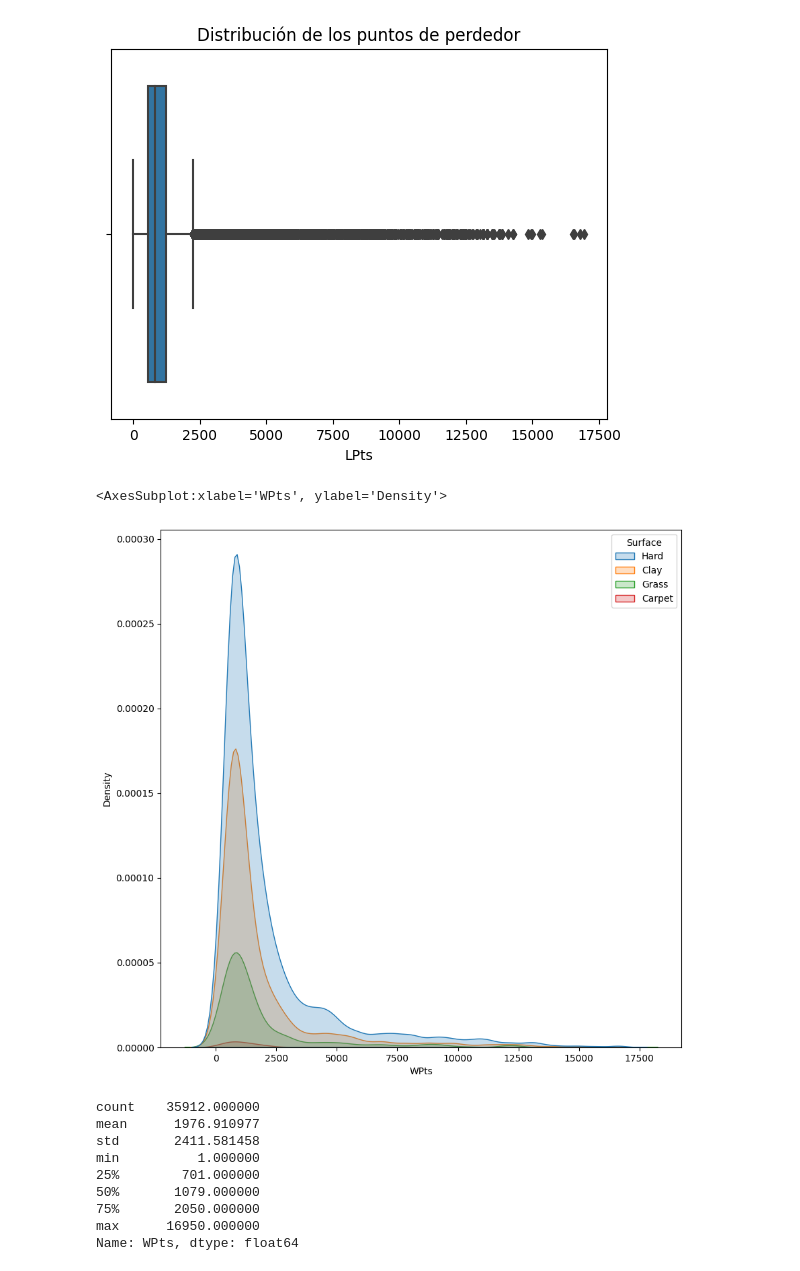
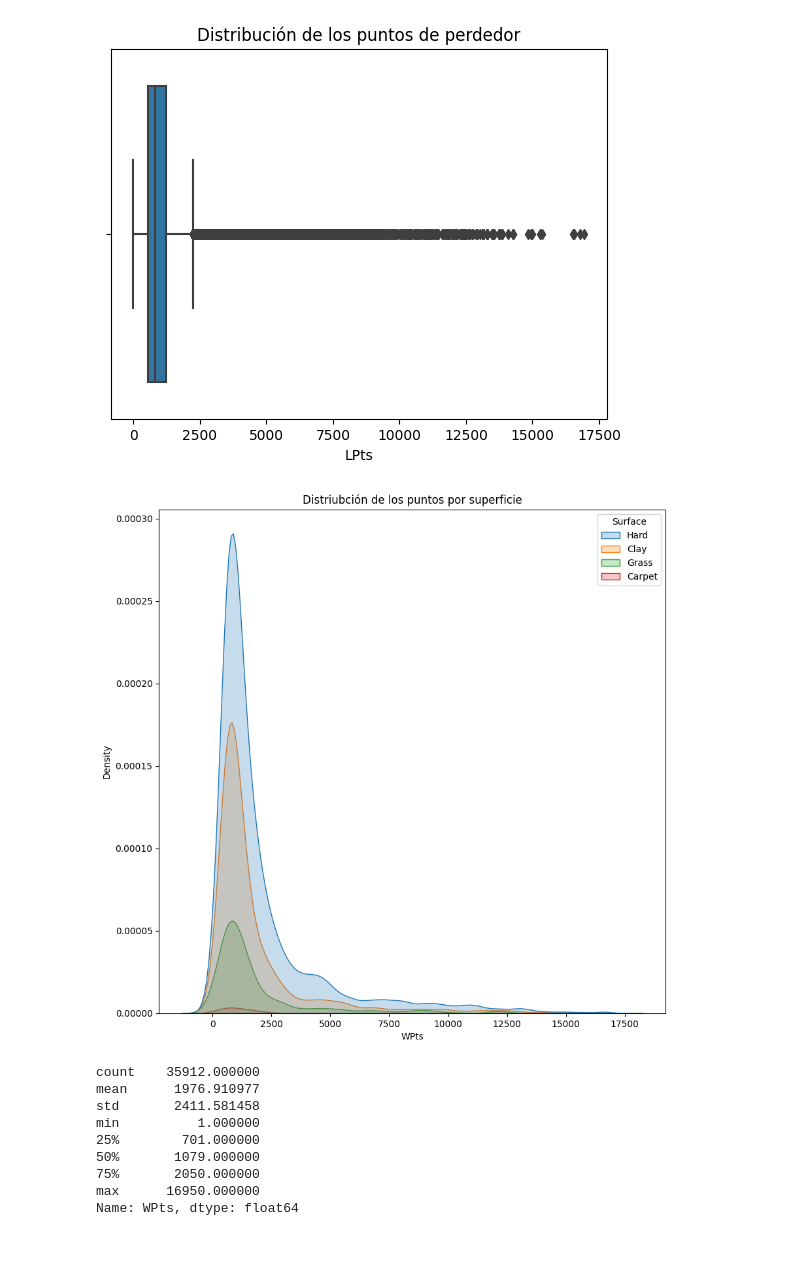
Before and after one commit to legabrielo/Tennis, a Jupyter notebook: tennis.ipynb, the cells around one changed output. Drawn from its saved outputs; the diff is of its cells as text; code cells hidden in the pictures.

```diff
--- a/tennis.ipynb
+++ b/tennis.ipynb
@@ -212,14 +222,14 @@ plt.title('Distribución de los puntos de perdedor');
 # %% [output]
 [figure]
 # %%
-# Analisis de los puntos para ganar deèndiendo de la supeerficie
+# Analisis de los puntos para ganar depèndiendo de la superficie
 
 hue = df.Surface
 plt.figure(figsize=(10,10))
 sns.kdeplot(x= df.WPts, hue=hue, fill=True)
+plt.title('Distriubción de los puntos por superficie');
 # %% [output]
-<AxesSubplot:xlabel='WPts', ylabel='Density'>
-[figure, old version]
+[figure, new version]
 # %%
 df.WPts.describe()
 # %% [output]
```
Also changed, not shown: parts of 9 cells of this notebook.
